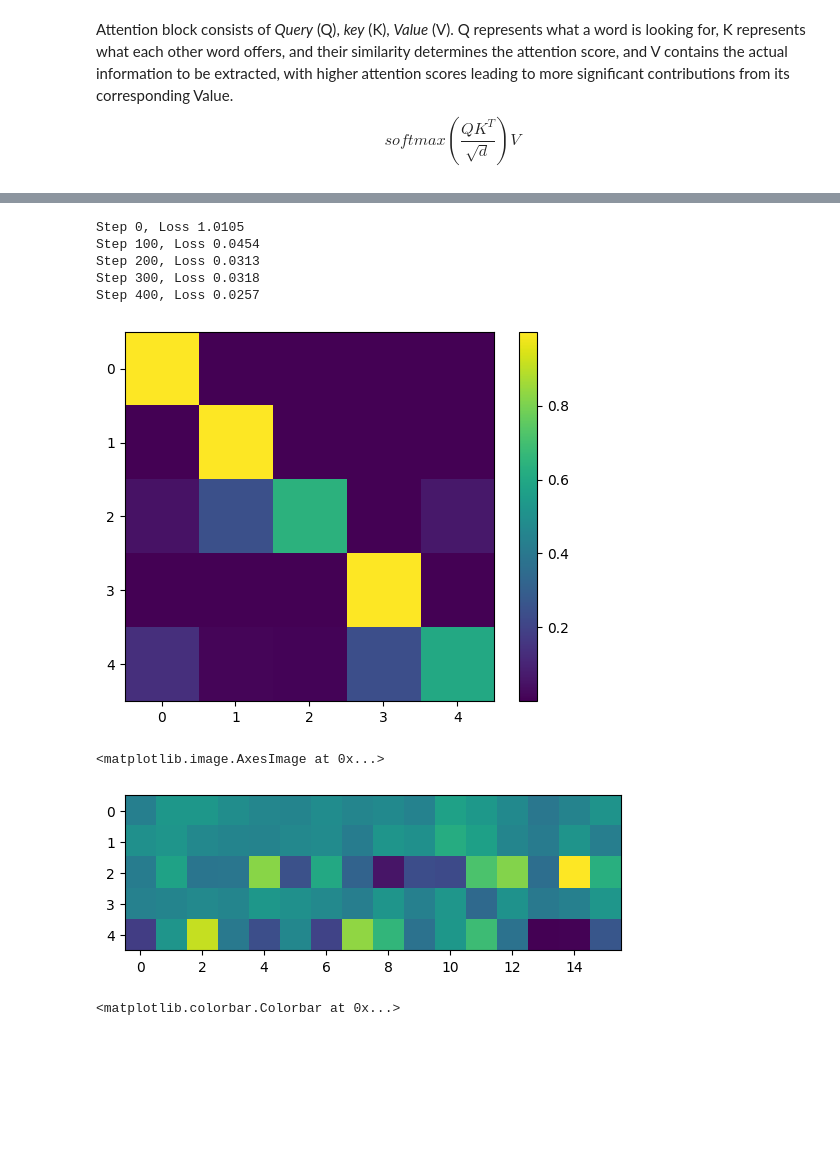
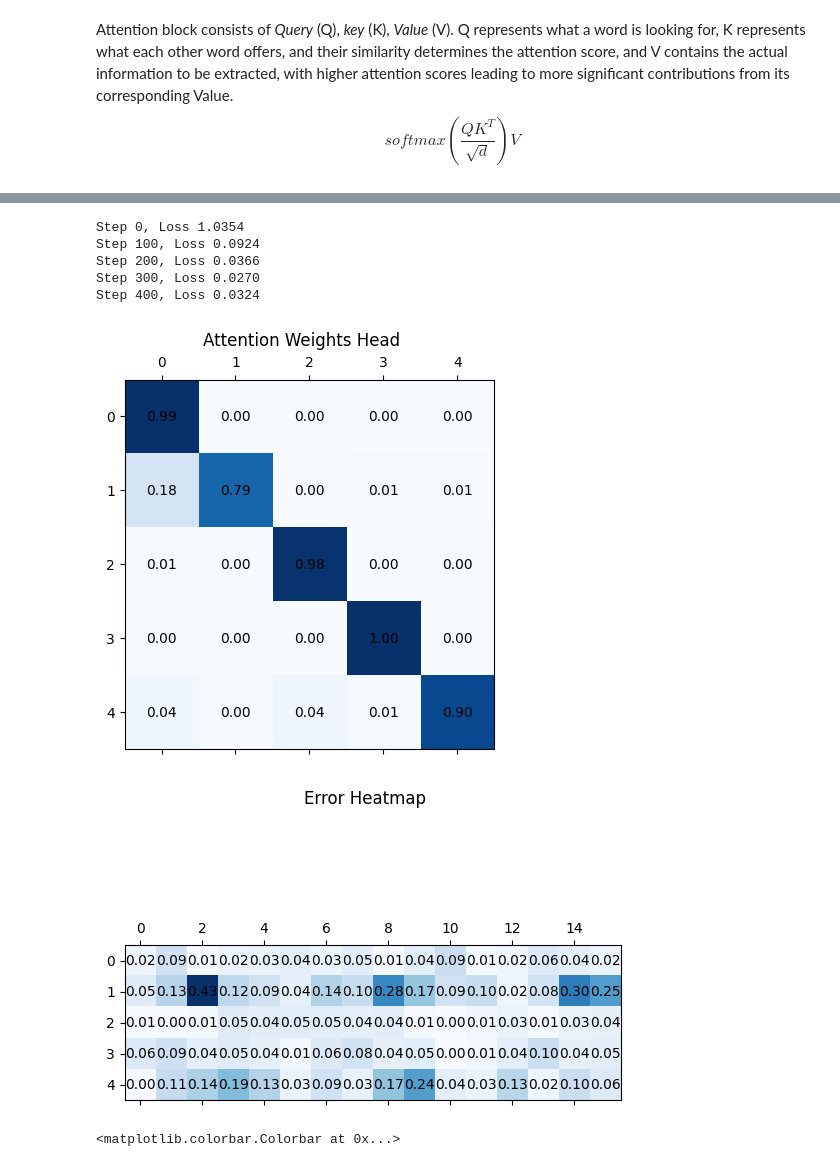
Before and after one commit to aho38/ML-playground, a Jupyter notebook: Transformer/multihead-attention.ipynb, the cells around one changed output, grey strips where cells are left out. Cells and saved outputs as stored; diff of their text form; code cells hidden in the pictures; blank space fills up the shorter version.

```diff
--- a/Transformer/multihead-attention.ipynb
+++ b/Transformer/multihead-attention.ipynb
@@ -35,44 +42,57 @@ for step in range(steps):
     x = torch.randn(batch_size, seq_len, embed_dim)
 
     # Target is the input itself (identity mapping)
     target = x
 
     # Forward
     pred, attn_weights = model(x)
 
     # Compute loss
     loss = loss_fn(pred, target)
 
     # Backprop
     opt.zero_grad()
     loss.backward()
     opt.step()
 
     if step % 100 == 0:
         print(f"Step {step}, Loss {loss.item():.4f}")
 
 # Test on one example
 x_test = torch.randn(1, seq_len, embed_dim)
 pred, attn_weights = model(x_test)
 # print("\nInput:\n", x_test[0].detach().numpy())
 # print("\nPrediction:\n", pred[0].detach().numpy())
 # print("\nAttention Weights (last layer):\n", attn_weights[0].detach().numpy())
 
+def plot_matrix(mat, title="Matrix"):
+    import matplotlib.pyplot as plt
+    fig, ax = plt.subplots()
+    fig.suptitle(title)
+    ax.matshow(mat, cmap=plt.cm.Blues)
+    i_size, j_size = mat.shape
+
+    for i in range(i_size):
+        for j in range(j_size):
+            c = mat[i,j]
+            ax.text(j, i, f'{c:.2f}', va='center', ha='center')
+
+
+
 import matplotlib.pyplot as plt
-plt.imshow(attn_weights[0].detach().numpy())
-plt.colorbar()
+plot_matrix(attn_weights[0].detach().numpy(), title="Attention Weights Head")
 plt.show()
 
-plt.imshow(x_test[0].detach().numpy() - pred[0].detach().numpy())
+plot_matrix(abs(x_test[0].detach().numpy() - pred[0].detach().numpy()), title="Error Heatmap")
+plt.show()
 # %% [output]
-Step 0, Loss 1.0105
-Step 100, Loss 0.0454
-Step 200, Loss 0.0313
-Step 300, Loss 0.0318
-Step 400, Loss 0.0257
+Step 0, Loss 1.0354
+Step 100, Loss 0.0924
+Step 200, Loss 0.0366
+Step 300, Loss 0.0270
+Step 400, Loss 0.0324
-[figure, old version]
+[figure, new version]
-<matplotlib.image.AxesImage at 0x...>
-[figure, old version]
+[figure, new version]
 # %%
 # %% [output]
 <matplotlib.colorbar.Colorbar at 0x...>
```
Also changed, not shown: parts of 1 cell of this notebook.
